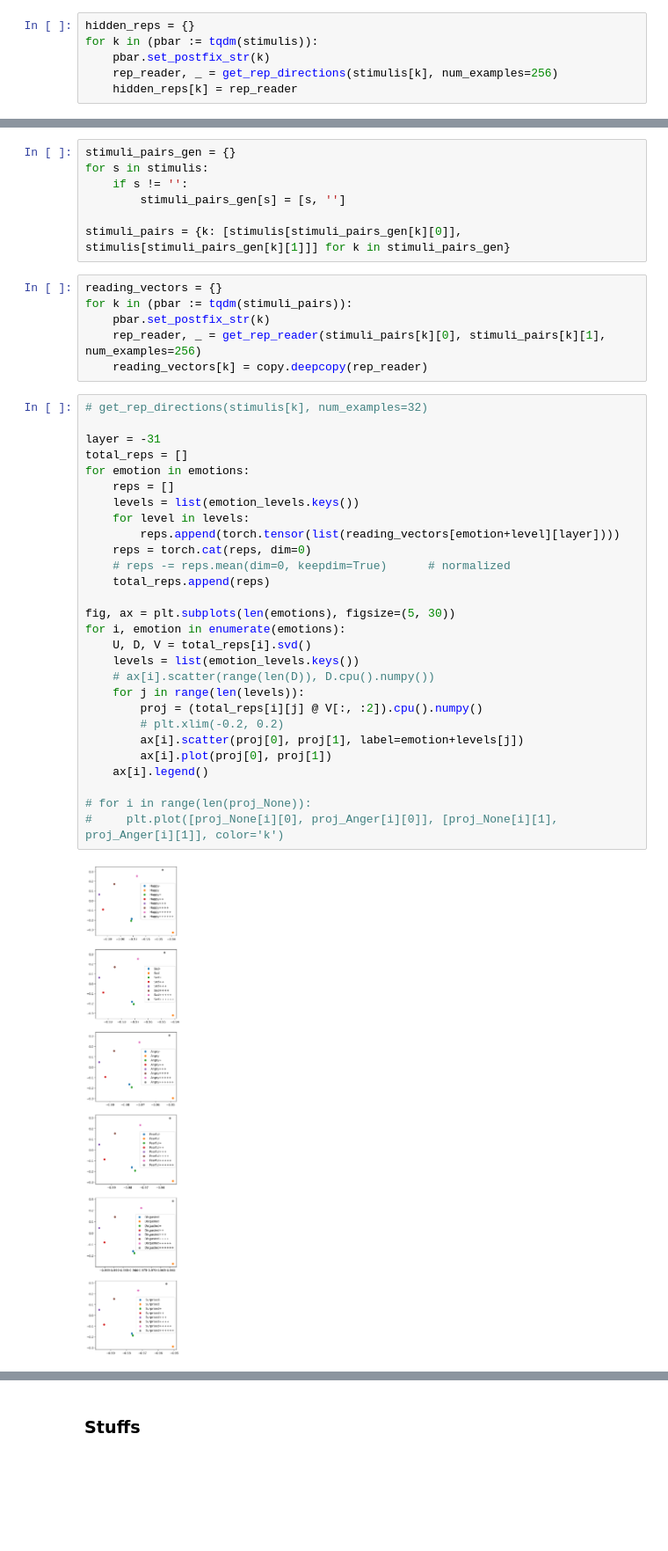
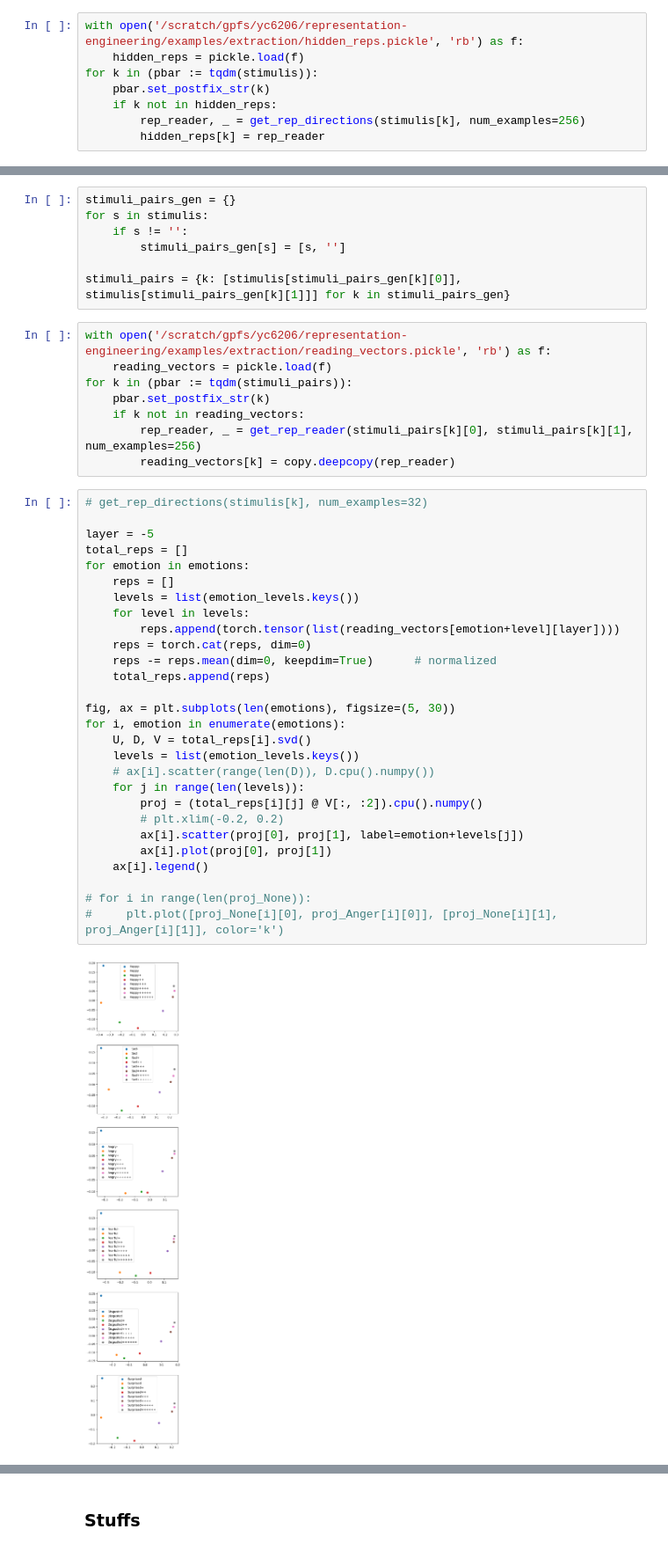
Before and after one commit to UltimateJupiter/representation-engineering, a Jupyter notebook: examples/extraction/test_mistral.ipynb, the cells around one changed output, grey strips where cells are left out. Shown at 88% size. Drawn from its saved outputs; the diff is of its cells as text; blank space fills up the shorter version.

```diff
--- a/examples/extraction/test_mistral.ipynb
+++ b/examples/extraction/test_mistral.ipynb
@@ -177,11 +178,13 @@ for emotion in emotion_stimulis:
         stimulis[emotion+level] = prompt[0] + emotion_levels[level] + emotion.lower() + prompt[1]
 stimulis[''] = ''
 # %%
-hidden_reps = {}
+with open('/scratch/gpfs/yc6206/representation-engineering/examples/extraction/hidden_reps.pickle', 'rb') as f:
+    hidden_reps = pickle.load(f)
 for k in (pbar := tqdm(stimulis)):
     pbar.set_postfix_str(k)
-    rep_reader, _ = get_rep_directions(stimulis[k], num_examples=256)
-    hidden_reps[k] = rep_reader
+    if k not in hidden_reps:
+        rep_reader, _ = get_rep_directions(stimulis[k], num_examples=256)
+        hidden_reps[k] = rep_reader
 # %%
 layer = -5
 for emotion in emotion_stimulis:
@@ -217,41 +220,43 @@ for s in stimulis:
 
 stimuli_pairs = {k: [stimulis[stimuli_pairs_gen[k][0]], stimulis[stimuli_pairs_gen[k][1]]] for k in stimuli_pairs_gen}
 # %%
-reading_vectors = {}
+with open('/scratch/gpfs/yc6206/representation-engineering/examples/extraction/reading_vectors.pickle', 'rb') as f:
+    reading_vectors = pickle.load(f)
 for k in (pbar := tqdm(stimuli_pairs)):
     pbar.set_postfix_str(k)
-    rep_reader, _ = get_rep_reader(stimuli_pairs[k][0], stimuli_pairs[k][1], num_examples=256)
-    reading_vectors[k] = copy.deepcopy(rep_reader)
+    if k not in reading_vectors:
+        rep_reader, _ = get_rep_reader(stimuli_pairs[k][0], stimuli_pairs[k][1], num_examples=256)
+        reading_vectors[k] = copy.deepcopy(rep_reader)
 # %%
 # get_rep_directions(stimulis[k], num_examples=32)
 
-layer = -31
+layer = -5
 total_reps = []
 for emotion in emotions:
     reps = []
     levels = list(emotion_levels.keys())
     for level in levels:
         reps.append(torch.tensor(list(reading_vectors[emotion+level][layer])))
     reps = torch.cat(reps, dim=0)
-    # reps -= reps.mean(dim=0, keepdim=True)      # normalized
+    reps -= reps.mean(dim=0, keepdim=True)      # normalized
     total_reps.append(reps)
 
 fig, ax = plt.subplots(len(emotions), figsize=(5, 30))
 for i, emotion in enumerate(emotions):
     U, D, V = total_reps[i].svd()
     levels = list(emotion_levels.keys())
     # ax[i].scatter(range(len(D)), D.cpu().numpy())
     for j in range(len(levels)):
         proj = (total_reps[i][j] @ V[:, :2]).cpu().numpy()
         # plt.xlim(-0.2, 0.2)
         ax[i].scatter(proj[0], proj[1], label=emotion+levels[j])
         ax[i].plot(proj[0], proj[1])
     ax[i].legend()
 
 # for i in range(len(proj_None)):
 #     plt.plot([proj_None[i][0], proj_Anger[i][0]], [proj_None[i][1], proj_Anger[i][1]], color='k')
 # %% [output]
-[figure, old version]
+[figure, new version]
 # %%
 k1 = 'Angry+'
 k2 = 'Angry++'
```
Also changed, not shown: parts of 3 cells of this notebook.
